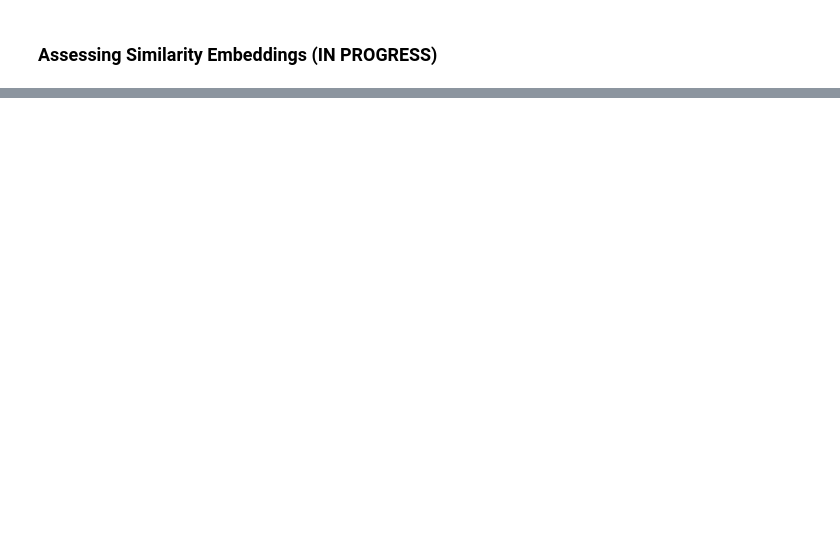
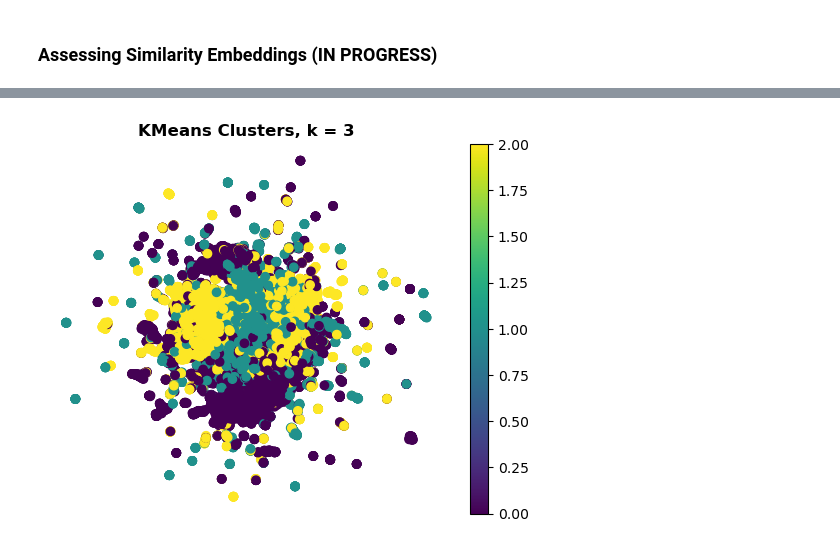
Before and after one commit to simrenbasra/Email_Genie, a Jupyter notebook: notebooks/03_embeddings/03-using-sentence_transformer.ipynb, the cells around one changed output, grey strips where cells are left out. Drawn from its saved outputs; the diff is of its cells as text; code cells hidden in the pictures; blank space fills up the shorter version.

```diff
--- a/notebooks/03_embeddings/03-using-sentence_transformer.ipynb
+++ b/notebooks/03_embeddings/03-using-sentence_transformer.ipynb
@@ -95,0 +217,5 @@ Re Representations for ISDA Transaction Thanks Sara No problem making the change
+# %%
+kmeans = KMeans(n_clusters=3, random_state=11)
+kmeans.fit(scaled_embeddings)
+
+labels = kmeans.labels_
@@ -95,0 +228,10 @@ Re Representations for ISDA Transaction Thanks Sara No problem making the change
+# %%
+plt.scatter(email_2d[:, 0], email_2d[:, 1], c=labels, cmap='viridis')
+plt.title("KMeans Clusters, k = 3", fontweight = 'bold')
+plt.colorbar()
+plt.xticks([])
+plt.yticks([])
+plt.gca().spines[['bottom', 'left','top', 'right']].set_visible(False)
+plt.show()
+# %% [output]
+[figure, added]
```
Also changed, not shown: parts of 43 cells of this notebook.
